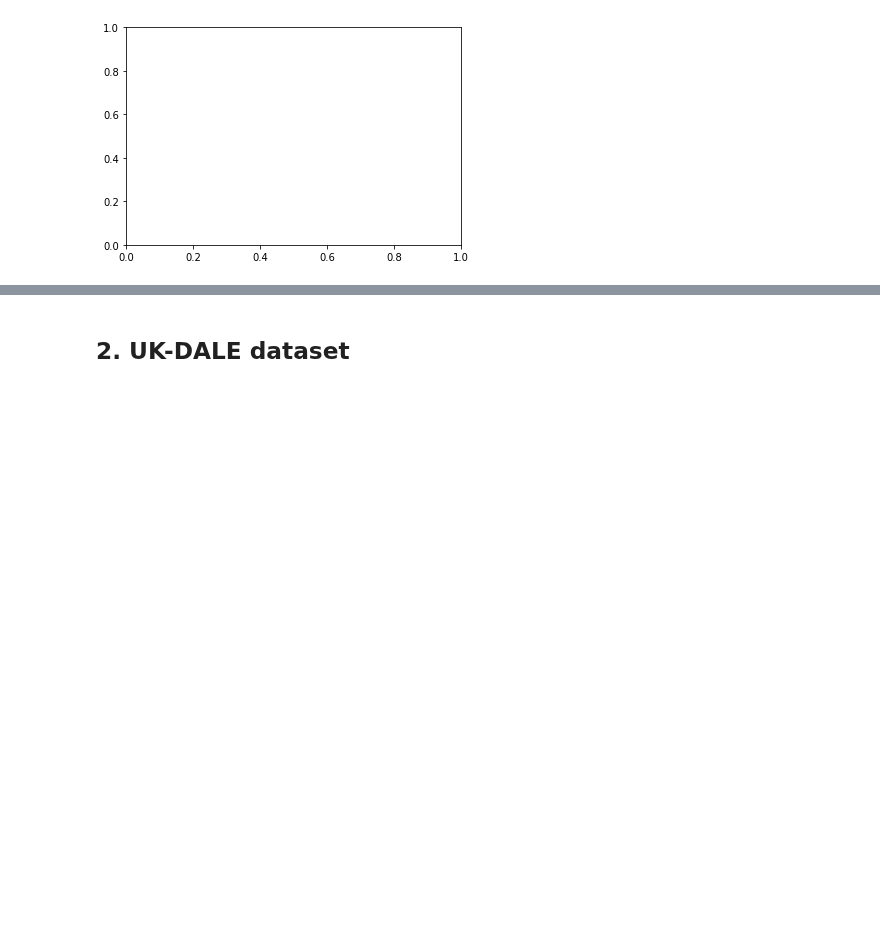
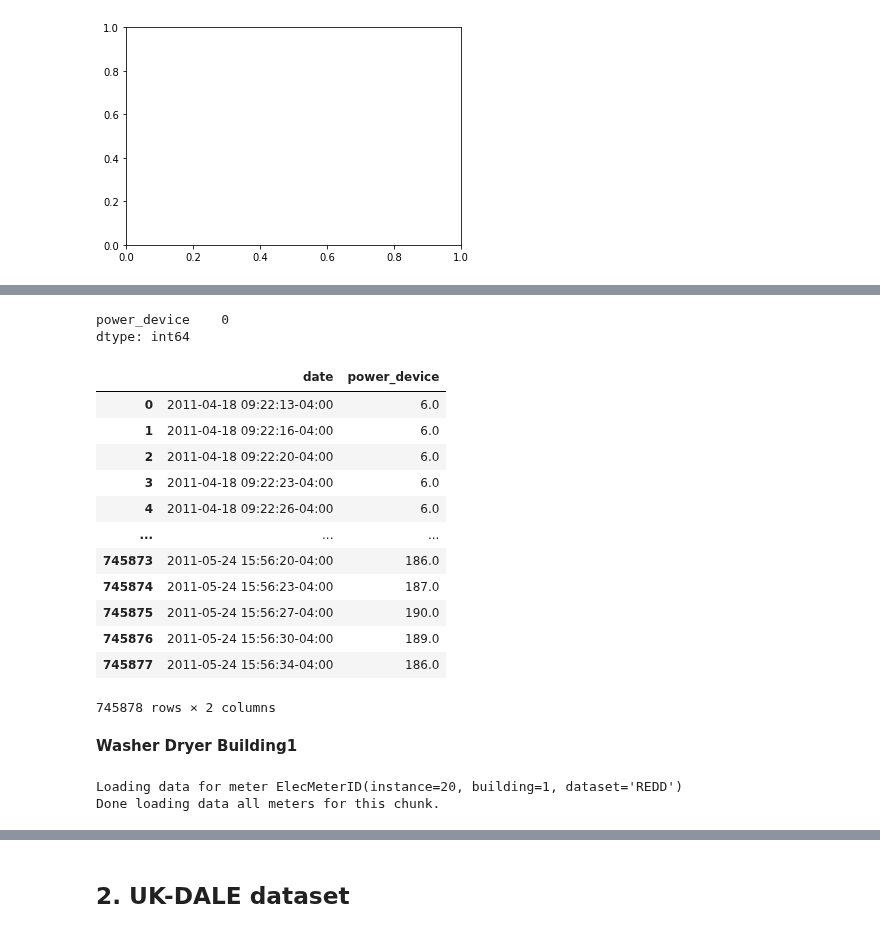
Before and after one commit to Gracepicharporn/Data-Science-project, a Jupyter notebook: nilmtk_REDD.ipynb, the cells around one changed output, grey strips where cells are left out. Saved outputs shown, nothing was run; the diff lists cells and outputs as text; code cells hidden in the pictures; blank space fills up the shorter version.

```diff
--- a/nilmtk_REDD.ipynb
+++ b/nilmtk_REDD.ipynb
@@ -938,0 +1046,2 @@ ValueError: not enough values to unpack (expected 2, got 1)
+# %%
+fridge_building1 = data_reedd.buildings[1].elec['fridge'].power_series_all_data()
@@ -938,0 +1063,6 @@ ValueError: not enough values to unpack (expected 2, got 1)
+# %%
+fridge_building1 = pd.DataFrame(fridge_building1)
+fridge_building1.index.name = 'date'
+fridge_building1.columns = ['power_device']
+fridge_building1['power_device'] = fridge_building1['power_device'].fillna(0)
+fridge_building1
@@ -938,0 +1084,23 @@ ValueError: not enough values to unpack (expected 2, got 1)
+# %%
+fridge_building1.isnull().sum()
+# %% [output]
+power_device    0
+dtype: int64
+# %%
+fridge_building1 = fridge_building1.reset_index()
+# %%
+fridge_building1
+# %% [output]
+|  | date | power_device |
+| 0 | 2011-04-18 09:22:13-04:00 | 6.0 |
+| 1 | 2011-04-18 09:22:16-04:00 | 6.0 |
+| 2 | 2011-04-18 09:22:20-04:00 | 6.0 |
+| 3 | 2011-04-18 09:22:23-04:00 | 6.0 |
+| 4 | 2011-04-18 09:22:26-04:00 | 6.0 |
+| ... | ... | ... |
+| 745873 | 2011-05-24 15:56:20-04:00 | 186.0 |
+| 745874 | 2011-05-24 15:56:23-04:00 | 187.0 |
+| 745875 | 2011-05-24 15:56:27-04:00 | 190.0 |
+| 745876 | 2011-05-24 15:56:30-04:00 | 189.0 |
+| 745877 | 2011-05-24 15:56:34-04:00 | 186.0 |
+745878 rows × 2 columns
@@ -938,0 +1109,7 @@ ValueError: not enough values to unpack (expected 2, got 1)
+# %% [markdown]
+**Washer Dryer Building1**
+# %%
+washer_building1 = data_reedd.buildings[1].elec['washer dryer'].power_series_all_data()
+# %% [output]
+Loading data for meter ElecMeterID(instance=20, building=1, dataset='REDD')
+Done loading data all meters for this chunk.
```
Also changed, not shown: parts of 27 cells of this notebook.
